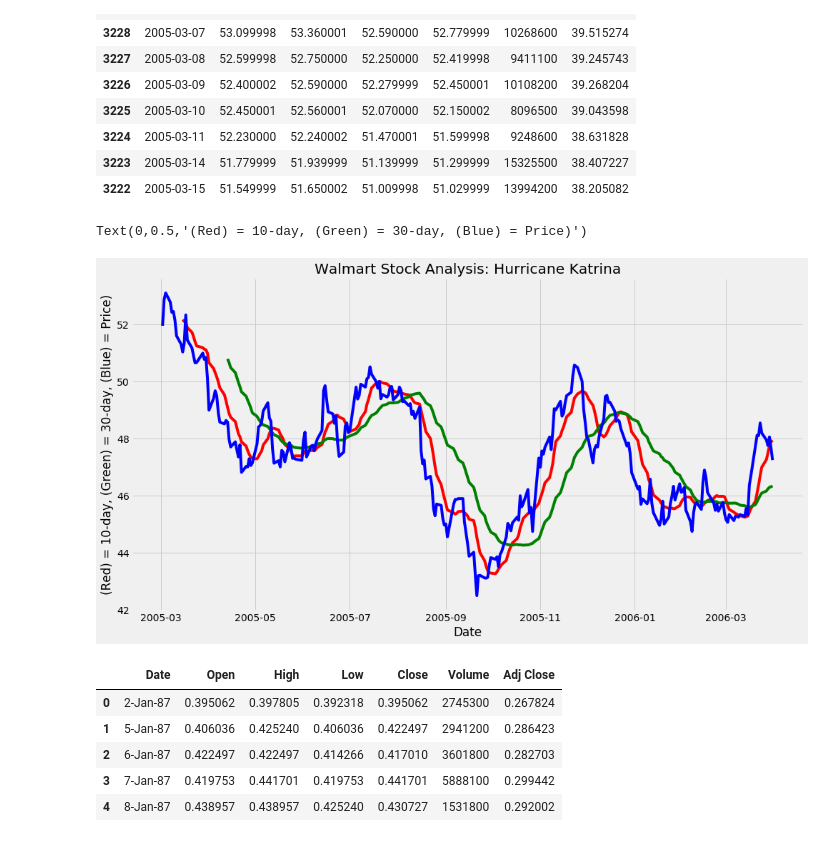
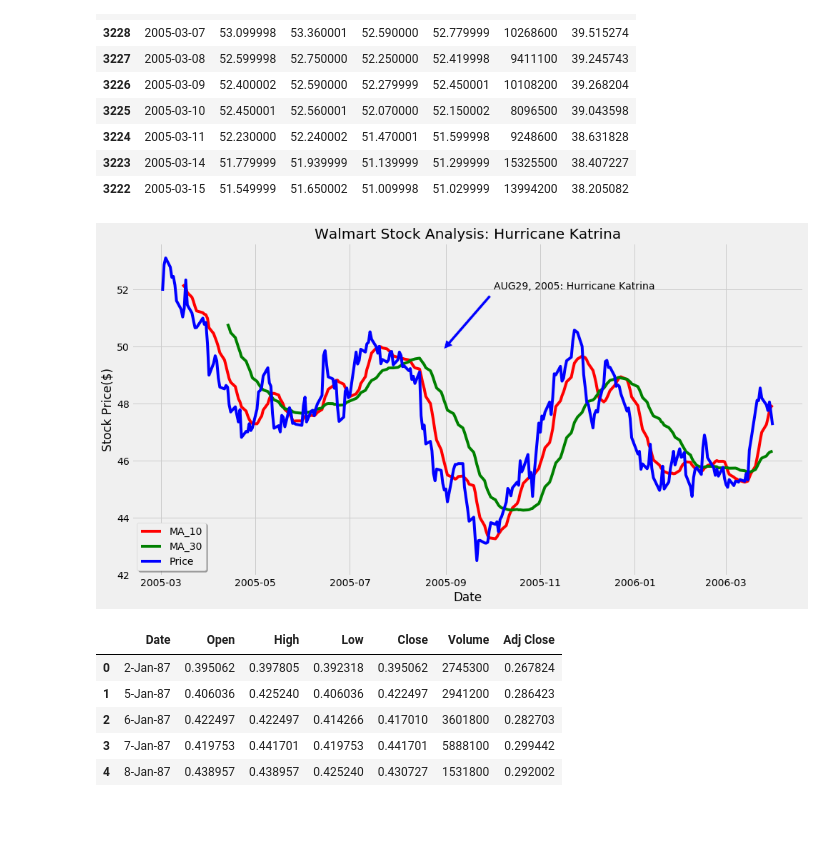
Before and after one commit to krustamov/project_one, a Jupyter notebook: Project_One_Start.ipynb, the cells around one changed output. Saved outputs shown, nothing was run; the diff lists cells and outputs as text; code cells hidden in the pictures.

```diff
--- a/Project_One_Start.ipynb
+++ b/Project_One_Start.ipynb
@@ -119,18 +124,22 @@ short_date = date[9:]
 short_date_2 = date[29:]
 short_date_3 = date[199:]
 # %%
-plt.figure(figsize=(15,8))
+fig = plt.figure(figsize=(15,8))
+ax = fig.add_subplot(111)
+ax.annotate('AUG29, 2005: Hurricane Katrina', xy=('2005-08-29', 49.80), xytext=('2005-10-02', 52.00),
+            arrowprops=dict(facecolor='blue', shrink=0.05),)
 
-MA_10, = plt.plot(short_date, ma1, color="red", label="MA_10")
-MA_30, = plt.plot(short_date_2, ma2, color="green", label="MA_30")
-Price, = plt.plot(date, price, color="blue", label="Price")
+MA_10, = plt.plot(short_date, ma1_wmt, color="red", label="MA_10")
+MA_30, = plt.plot(short_date_2, ma2_wmt, color="green", label="MA_30")
+Price, = plt.plot(date, price_wmt, color="blue", label="Price")
 
 plt.title("Walmart Stock Analysis: Hurricane Katrina")
 plt.xlabel("Date")
-plt.ylabel("(Red) = 10-day, (Green) = 30-day, (Blue) = Price)")
+plt.ylabel("Stock Price($)")
+legend = ax.legend(loc='lower left', shadow=True)
+plt.savefig('wmt.png')
 # %% [output]
-Text(0,0.5,'(Red) = 10-day, (Green) = 30-day, (Blue) = Price)')
-[figure, old version]
+[figure, new version]
 # %%
 path_2 = r'C:\Users\Komron\Documents\PythonData\project_one\HD'
 all_files_hd = glob.glob(os.path.join(path_2, '*.csv'))
```
Also changed, not shown: parts of 21 cells of this notebook, 6 other files.
